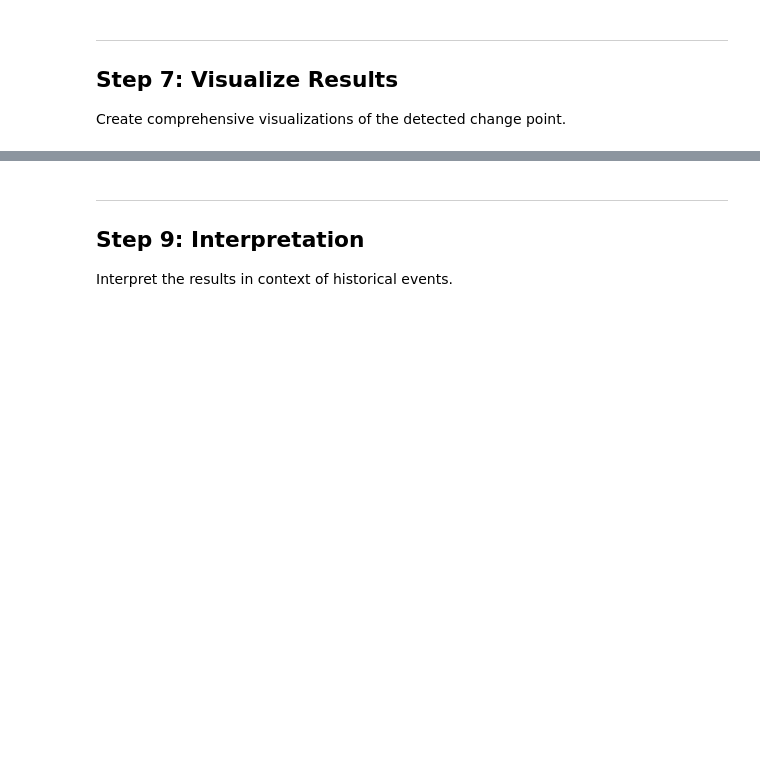
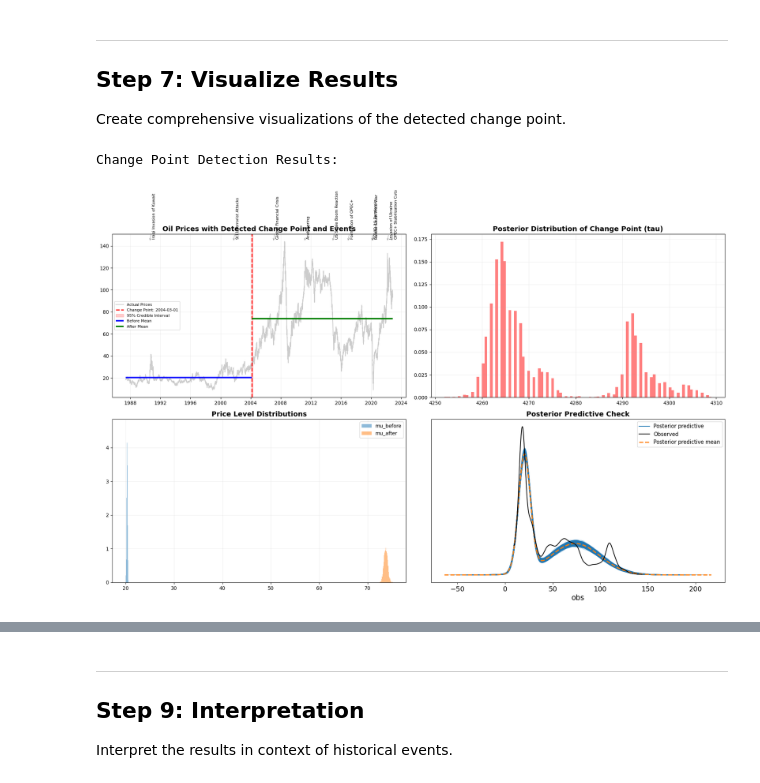
Before and after one commit to zerubabelalpha/Oil_Price_Change_Point, a Jupyter notebook: notebooks/oil_price_analysis.ipynb, the cells around one changed output, grey strips where cells are left out. Saved outputs shown, nothing was run; the diff lists cells and outputs as text; code cells hidden in the pictures; blank space fills up the shorter version.

Commit message:
feat: Implement initial oil price change point detection project including data processing, EDA, modeling, visualization, and reporting.

```diff
--- a/notebooks/oil_price_analysis.ipynb
+++ b/notebooks/oil_price_analysis.ipynb
@@ -44,7 +53,10 @@ print("✓ All modules imported successfully!")
 Load the oil price dataset and prepare it for analysis.
 # %%
 # Define data path
-data_path = Path('../data/sample_oil_data.csv')
+data_path = Path('../data/processed_data.csv')
+
+
+
 
 # Load data
 print("Loading oil price data...")
@@ -131,7 +200,7 @@ Sample from the posterior distribution using MCMC.
 # Run MCMC sampling
 trace = sample_model(
     model,
-    draws=2000,      # Number of samples per chain
+    draws=1000,      # Number of samples per chain
     tune=1000,       # Tuning iterations
     chains=4,        # Number of chains
     random_seed=42   # For reproducibility
@@ -189,13 +316,18 @@ print("\n" + "="*60)
 Create comprehensive visualizations of the detected change point.
 # %%
 # Main results dashboard
+events_df = pd.read_csv('../Event.csv')
 print("Change Point Detection Results:")
 plot_changepoint_results(
     data_dict['dates'],
     data_dict['oil_prices'],
     results,
-    trace
+    trace,
+    events_df
 )
+# %% [output]
+Change Point Detection Results:
+[figure, added]
 # %%
 # Trace diagnostics
 print("MCMC Trace Diagnostics:")
```
Also changed, not shown: parts of 19 cells of this notebook, 16 other files.
